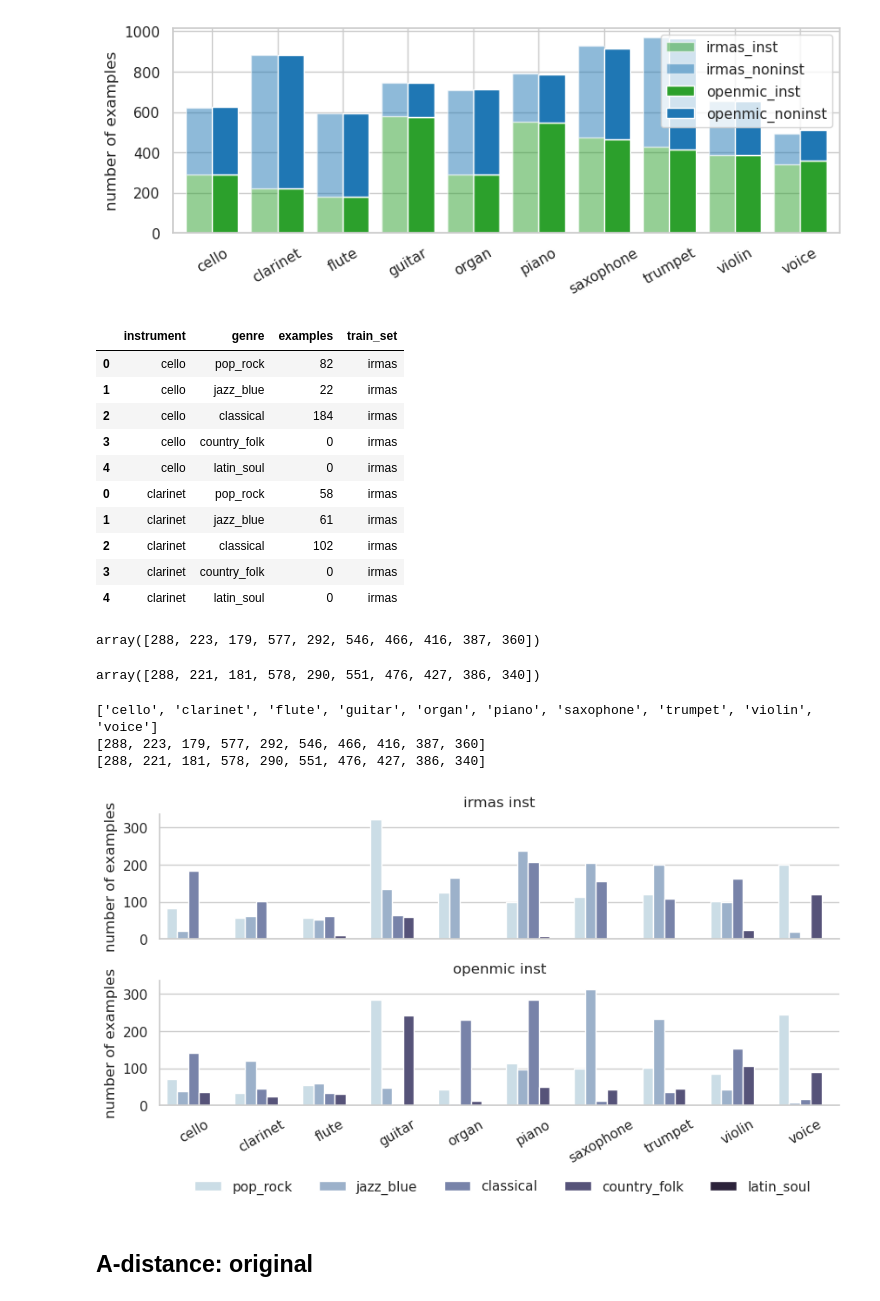
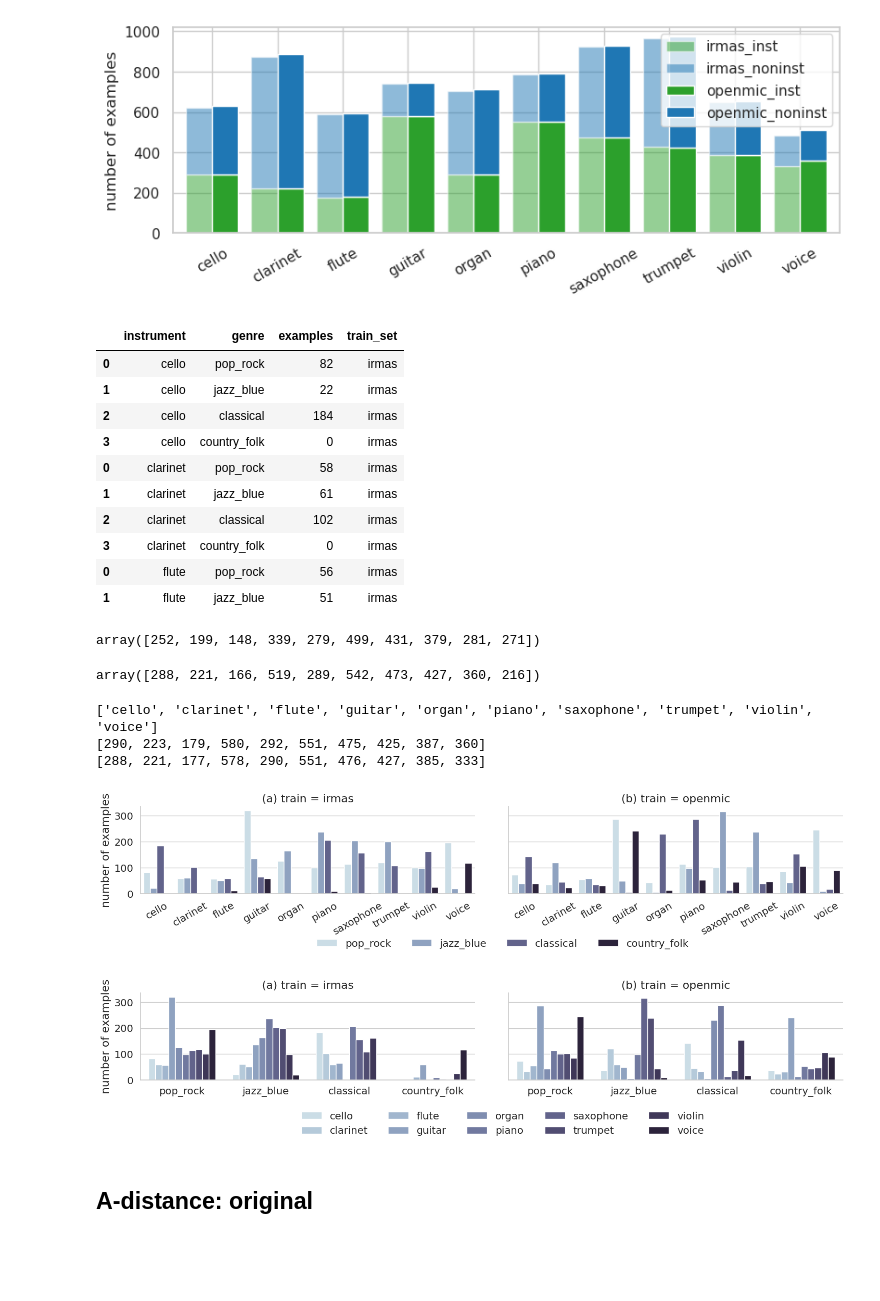
Before and after one commit to changhongw/audio-embedding-bias, a Jupyter notebook: 0_data_distribute.ipynb, the cells around one changed output. Drawn from its saved outputs; the diff is of its cells as text; code cells hidden in the pictures; blank space fills up the shorter version.

```diff
--- a/0_data_distribute.ipynb
+++ b/0_data_distribute.ipynb
@@ -159,11 +132,11 @@ for inst in class_list:
     dim_inst = min(X_train_inst_openmic_true.shape[0], X_train_inst_irmas_true.shape[0])
     dim_noninst = min(X_train_inst_openmic_false.shape[0], X_train_inst_irmas_false.shape[0])
 
-    X_train_inst_openmic_true, genre_train_inst_openmic_true = resample_data(X_train_inst_openmic_true, genre_train_inst_openmic_true, dim_inst)
-    X_train_inst_irmas_true, genre_train_inst_irmas_true = resample_data(X_train_inst_irmas_true, genre_train_inst_irmas_true, dim_inst)
+    X_train_inst_openmic_true, genre_train_inst_openmic_true = deb.resample_data(X_train_inst_openmic_true, genre_train_inst_openmic_true, dim_inst)
+    X_train_inst_irmas_true, genre_train_inst_irmas_true = deb.resample_data(X_train_inst_irmas_true, genre_train_inst_irmas_true, dim_inst)
 
-    X_train_inst_openmic_false, genre_train_inst_openmic_false = resample_data(X_train_inst_openmic_false, genre_train_inst_openmic_false, dim_noninst)
-    X_train_inst_irmas_false, genre_train_inst_irmas_false = resample_data(X_train_inst_irmas_false, genre_train_inst_irmas_false, dim_noninst)
+    X_train_inst_openmic_false, genre_train_inst_openmic_false = deb.resample_data(X_train_inst_openmic_false, genre_train_inst_openmic_false, dim_noninst)
+    X_train_inst_irmas_false, genre_train_inst_irmas_false = deb.resample_data(X_train_inst_irmas_false, genre_train_inst_irmas_false, dim_noninst)
 
     openmic_inst.append(X_train_inst_openmic_true.shape[0])
     openmic_noninst.append(X_train_inst_openmic_false.shape[0])
@@ -233,12 +206,12 @@ genre_info[:10]
 | 1 | cello | jazz_blue | 22 | irmas |
 | 2 | cello | classical | 184 | irmas |
 | 3 | cello | country_folk | 0 | irmas |
-| 4 | cello | latin_soul | 0 | irmas |
 | 0 | clarinet | pop_rock | 58 | irmas |
 | 1 | clarinet | jazz_blue | 61 | irmas |
 | 2 | clarinet | classical | 102 | irmas |
 | 3 | clarinet | country_folk | 0 | irmas |
-| 4 | clarinet | latin_soul | 0 | irmas |
+| 0 | flute | pop_rock | 56 | irmas |
+| 1 | flute | jazz_blue | 51 | irmas |
 # %%
 openmic_perinst = []
 for instrument in class_list:
@@ -247,7 +220,7 @@ for instrument in class_list:
 openmic_perinst = np.array(openmic_perinst)
 np.transpose(openmic_perinst)[:-1,:].sum(0)
 # %% [output]
-array([288, 223, 179, 577, 292, 546, 466, 416, 387, 360])
+array([252, 199, 148, 339, 279, 499, 431, 379, 281, 271])
 # %%
 irmas_perinst = []
 for instrument in class_list:
@@ -256,7 +229,7 @@ for instrument in class_list:
 irmas_perinst = np.array(irmas_perinst)
 np.transpose(irmas_perinst)[:-1,:].sum(0)
 # %% [output]
-array([288, 221, 181, 578, 290, 551, 476, 427, 386, 340])
+array([288, 221, 166, 519, 289, 542, 473, 427, 360, 216])
 # %%
 openmic_inst = []; irmas_inst = []
 for inst in class_list:
@@ -267,31 +240,54 @@ print(openmic_inst)
 print(irmas_inst)
 # %% [output]
 ['cello', 'clarinet', 'flute', 'guitar', 'organ', 'piano', 'saxophone', 'trumpet', 'violin', 'voice']
-[288, 223, 179, 577, 292, 546, 466, 416, 387, 360]
-[288, 221, 181, 578, 290, 551, 476, 427, 386, 340]
+[290, 223, 179, 580, 292, 551, 475, 425, 387, 360]
+[288, 221, 177, 578, 290, 551, 476, 427, 385, 333]
 # %%
 # save cosine similarity into a csv file
-sns.set_theme(context='notebook', style='whitegrid') # , font_scale=1.6)
+sns.set_theme(context='notebook', style='whitegrid', font_scale=1.3)
 
-ax = sns.catplot(data=genre_info, row='train_set', x='instrument', y='examples', hue='genre', kind='bar', height=2.2, aspect=4,
+ax = sns.catplot(data=genre_info, col='train_set', x='instrument', y='examples', hue='genre', kind='bar', height=3, aspect=2.5,
                legend_out=False, palette="ch:s=.25,rot=-.25")
 
 a0 = ax.fig.axes[0]
-a0.set_title("irmas inst")
+a0.set_title("(a) train = irmas")
 # a0.set_ylim([0,400])
 a1 = ax.fig.axes[1]
-a1.set_title("openmic inst")
+a1.set_title("(b) train = openmic")
 # a1.set_ylim([0,400])
 
 ax.set(ylabel='number of examples')
 ax.set(xlabel=None)
-lgd = sns.move_legend(ax, "lower center", bbox_to_anchor=(.54, -.11), ncol=6, title=None, frameon=False)
+lgd = sns.move_legend(ax, "lower center", bbox_to_anchor=(.54, -.15), ncol=5, title=None, frameon=False)
 plt.subplots_adjust(wspace=0.1)
 ax.set_xticklabels(rotation=30)
 # plt.title('Genre information per instrument')
-plt.savefig('results/genre_information_ori_sameamount.pdf', bbox_inches='tight')
+plt.savefig('results/genre_information.pdf', bbox_inches='tight')
 # %% [output]
-[figure, old version]
+[figure, new version]
+# %%
+# save cosine similarity into a csv file
+sns.set_theme(context='notebook', style='whitegrid', font_scale=1.3)
+
+ax = sns.catplot(data=genre_info, col='train_set', x='genre', y='examples', hue='instrument', kind='bar', height=3, aspect=2.5,
+               legend_out=False, palette="ch:s=.25,rot=-.25")
+
+a0 = ax.fig.axes[0]
+a0.set_title("(a) train = irmas")
+# a0.set_ylim([0,400])
+a1 = ax.fig.axes[1]
+a1.set_title("(b) train = openmic")
+# a1.set_ylim([0,400])
+
+ax.set(ylabel='number of examples')
+ax.set(xlabel=None)
+lgd = sns.move_legend(ax, "lower center", bbox_to_anchor=(.54, -.15), ncol=5, title=None, frameon=False)
+plt.subplots_adjust(wspace=0.1)
+# ax.set_xticklabels(rotation=30)
+# plt.title('Genre information per instrument')
+plt.savefig('results/genre_information_instrument.pdf', bbox_inches='tight')
+# %% [output]
+[figure, added]
 # %% [markdown]
 ## A-distance: original
 # %%
```
Also changed, not shown: parts of 11 cells of this notebook, 58 other files.
